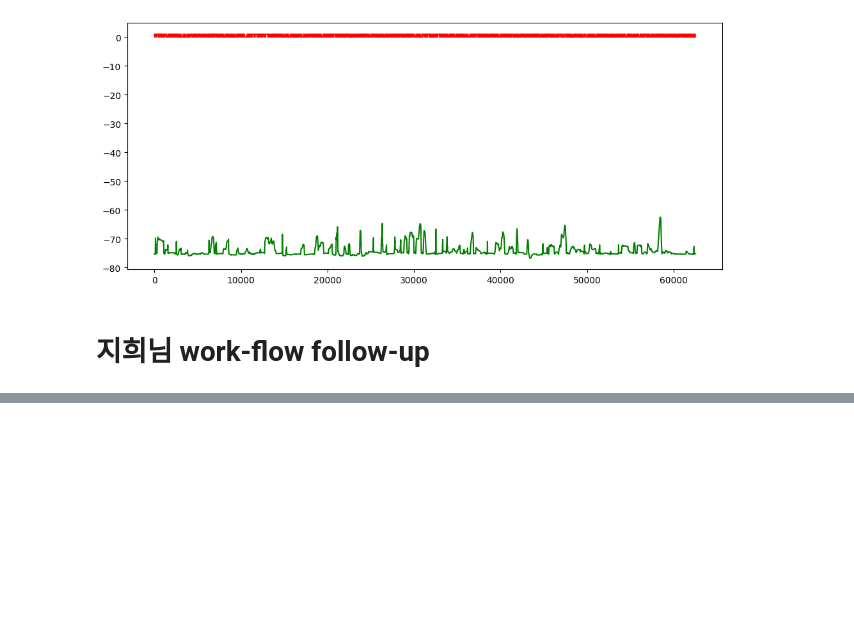
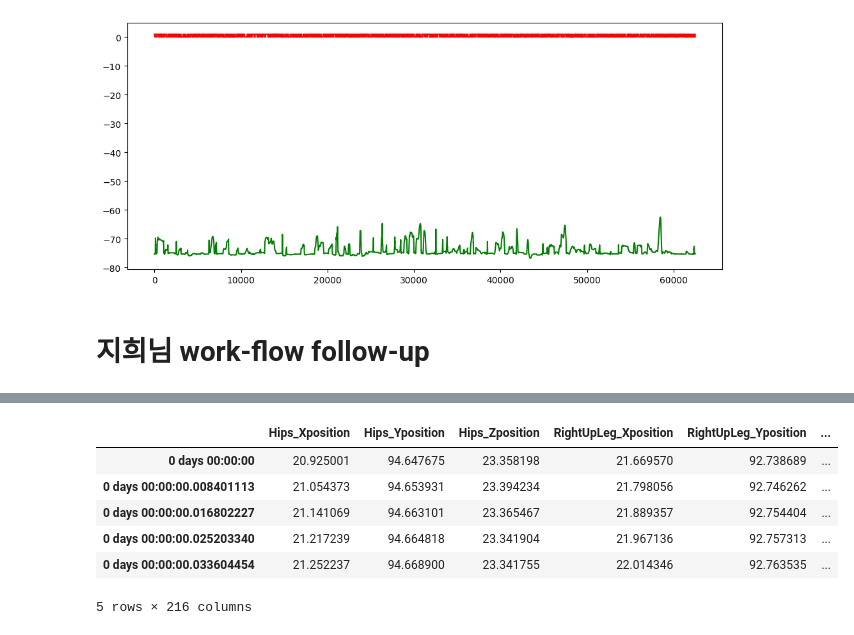
Before and after one commit to Maeng-Su/In-HARD, a Jupyter notebook: maeng/skeleton_data/bvh_preprocess.ipynb, the cells around one changed output, grey strips where cells are left out. Cells and saved outputs as stored; diff of their text form; code cells hidden in the pictures; blank space fills up the shorter version.

```diff
--- a/maeng/skeleton_data/bvh_preprocess.ipynb
+++ b/maeng/skeleton_data/bvh_preprocess.ipynb
@@ -164,0 +115,3 @@ dict_keys(['Hips', 'RightUpLeg', 'RightLeg', 'RightFoot', 'RightFoot_Nub', 'Left
+# %%
+world_column_names = [f"{jn}_{ax}position" for jn in parsed_data.skeleton.keys() for ax in ['X', 'Y', 'Z']]
+len(world_column_names), world_column_names
@@ -164,0 +136,11 @@ dict_keys(['Hips', 'RightUpLeg', 'RightLeg', 'RightFoot', 'RightFoot_Nub', 'Left
+# %%
+global_positions_df = pd.DataFrame(global_positions_mocapdata.values, columns=world_column_names)
+global_positions_df.head()
+# %% [output]
+|  | Hips_Xposition | Hips_Yposition | Hips_Zposition | RightUpLeg_Xposition | RightUpLeg_Yposition | ... |
+| 0 days 00:00:00 | 20.925001 | 94.647675 | 23.358198 | 21.669570 | 92.738689 | ... |
+| 0 days 00:00:00.008401113 | 21.054373 | 94.653931 | 23.394234 | 21.798056 | 92.746262 | ... |
+| 0 days 00:00:00.016802227 | 21.141069 | 94.663101 | 23.365467 | 21.889357 | 92.754404 | ... |
+| 0 days 00:00:00.025203340 | 21.217239 | 94.664818 | 23.341904 | 21.967136 | 92.757313 | ... |
+| 0 days 00:00:00.033604454 | 21.252237 | 94.668900 | 23.341755 | 22.014346 | 92.763535 | ... |
+5 rows × 216 columns
```
Also changed, not shown: parts of 12 cells of this notebook.
